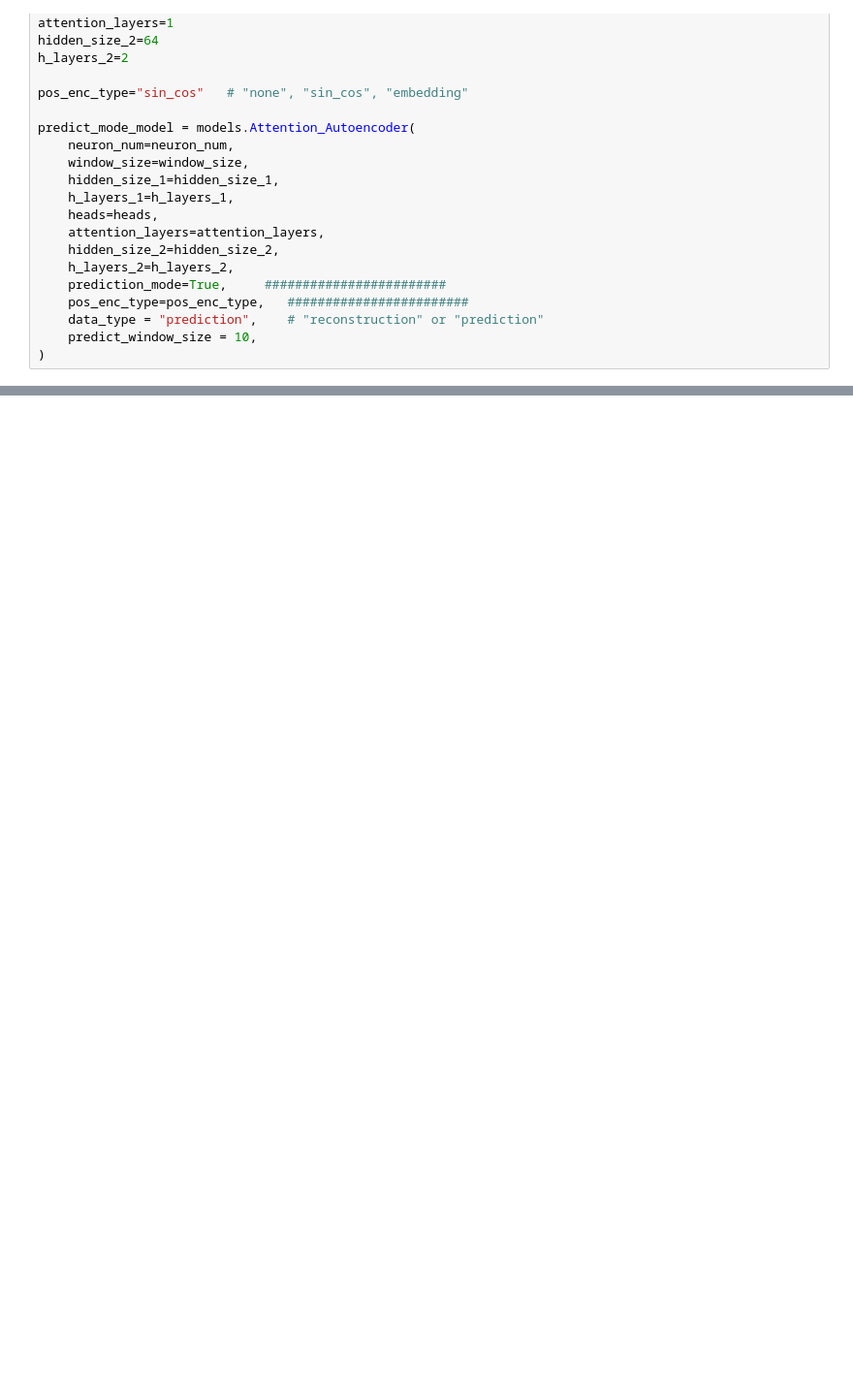
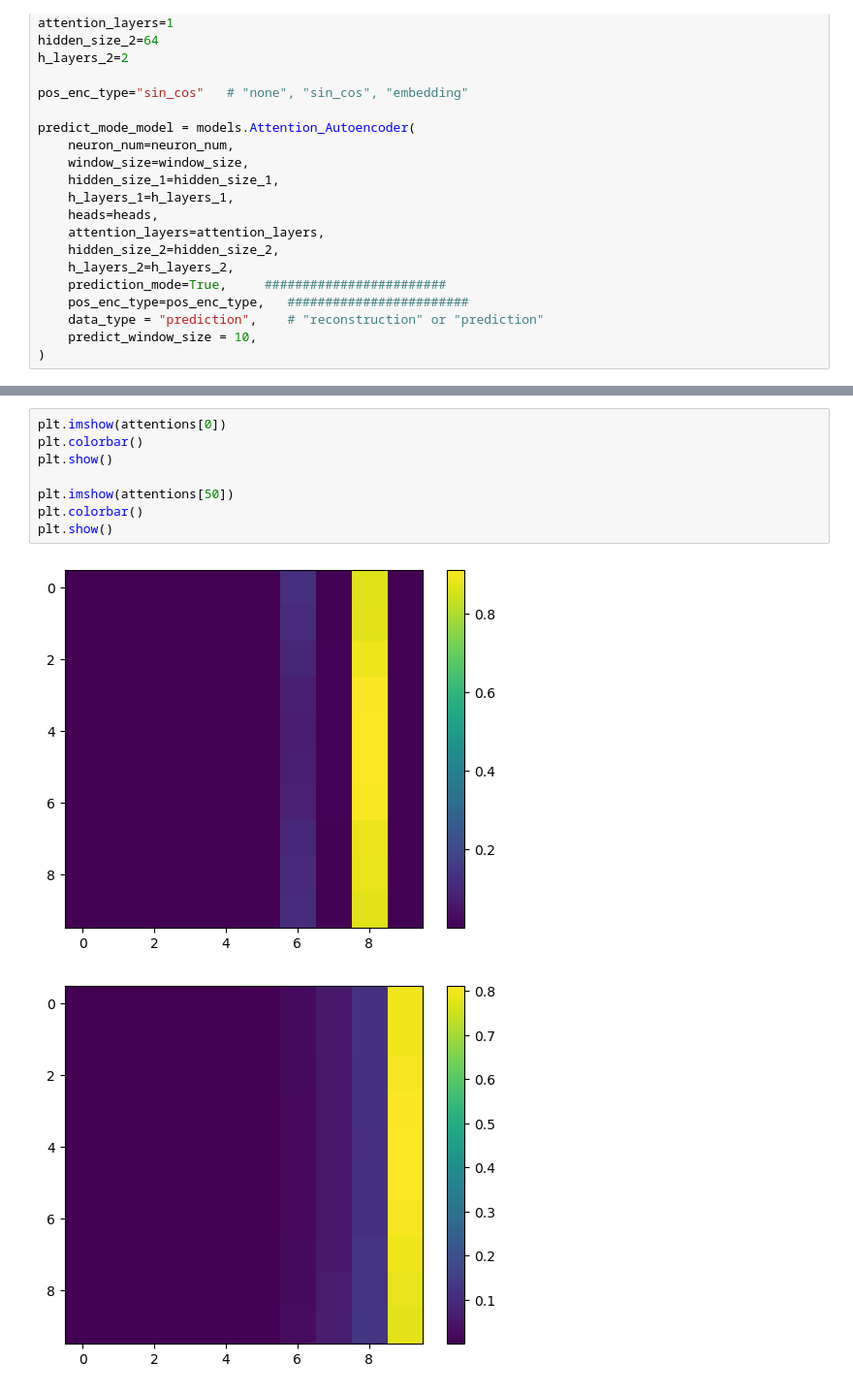
Before and after one commit to wuweizhang0723/func2graph, a Jupyter notebook: notebook/check_evaluation/evaluate_prediction_model.ipynb, the cells around one changed output, grey strips where cells are left out. Shown at 97% size. Drawn from its saved outputs; the diff is of its cells as text; blank space fills up the shorter version.

```diff
--- a/notebook/check_evaluation/evaluate_prediction_model.ipynb
+++ b/notebook/check_evaluation/evaluate_prediction_model.ipynb
@@ -153,2 +154,13 @@ plt.show()
 [figure]
+# %%
+plt.imshow(attentions[0])
+plt.colorbar()
+plt.show()
+
+plt.imshow(attentions[50])
+plt.colorbar()
+plt.show()
+# %% [output]
+[figure, added]
+[figure, added]
 # %%
```
Also changed, not shown: parts of 4 cells of this notebook, 4 other files.
